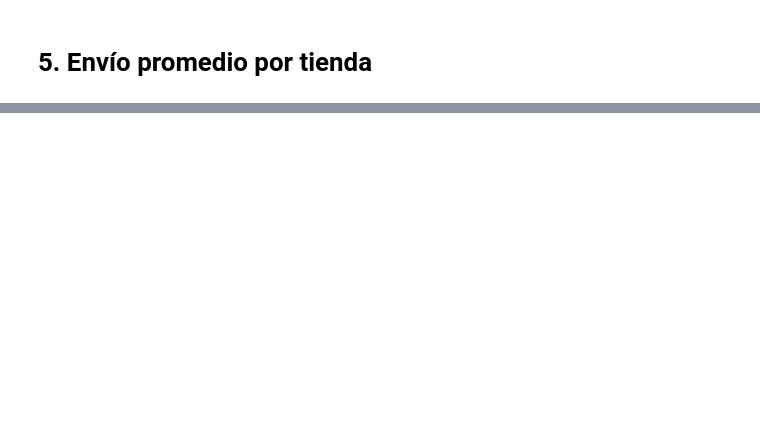
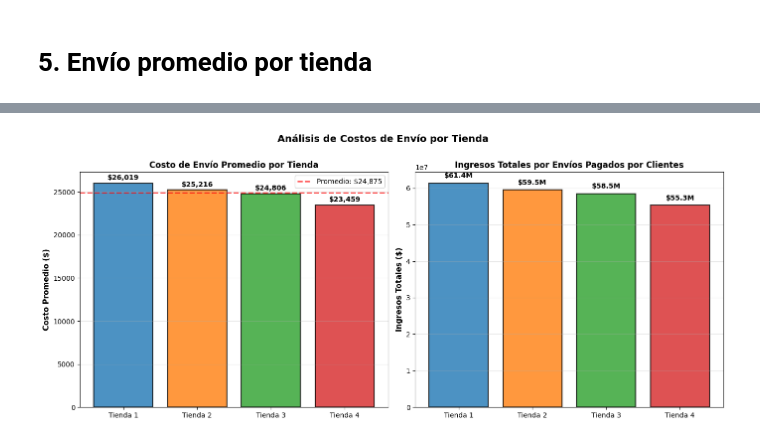
Before and after one commit to juandirodrib12/challenge1-data-science-latam, a Jupyter notebook: AluraStoreLatam.ipynb, the cells around one changed output, grey strips where cells are left out. Saved outputs shown, nothing was run; the diff lists cells and outputs as text; code cells hidden in the pictures; blank space fills up the shorter version.

```diff
--- a/AluraStoreLatam.ipynb
+++ b/AluraStoreLatam.ipynb
@@ -210,0 +488,75 @@ Tienda 4: Muebles (480 ventas)
+# %%
+# Crear DataFrames para visualización
+datos_envio = {
+    'Tienda': ['Tienda 1', 'Tienda 2', 'Tienda 3', 'Tienda 4'],
+    'Costo Promedio': [costo_envio_tienda1, costo_envio_tienda2, costo_envio_tienda3, costo_envio_tienda4],
+    'Total Ingresos Envío': [total_envios_t1, total_envios_t2, total_envios_t3, total_envios_t4],
+    'Cantidad Transacciones': [len(tienda), len(tienda2), len(tienda3), len(tienda4)]
+}
+
+df_envio = pd.DataFrame(datos_envio)
+
+print("\n" + "="*80)
+print("Resumen de Costos de Envío por Tienda")
+print("="*80)
+print(df_envio.to_string(index=False))
+print("="*80)
+
+# Visualización - Gráfico comparativo
+fig, (ax1, ax2) = plt.subplots(1, 2, figsize=(14, 6))
+fig.suptitle('Análisis de Costos de Envío por Tienda', fontsize=14, fontweight='bold')
+
+# Gráfico 1: Costo promedio de envío
+tiendas = df_envio['Tienda']
+costos_promedio = df_envio['Costo Promedio']
+colores1 = ['#1f77b4', '#ff7f0e', '#2ca02c', '#d62728']
+
+barras1 = ax1.bar(tiendas, costos_promedio, color=colores1, edgecolor='black', linewidth=1.5, alpha=0.8)
+ax1.set_ylabel('Costo Promedio ($)', fontsize=11, fontweight='bold')
+ax1.set_title('Costo de Envío Promedio por Tienda', fontsize=12, fontweight='bold')
+ax1.grid(axis='y', alpha=0.3)
+
+# Valores en las barras
+for barra, valor in zip(barras1, costos_promedio):
+    altura = barra.get_height()
+    ax1.text(barra.get_x() + barra.get_width()/2., altura + 200,
+            f'${valor:,.0f}',
+            ha='center', va='bottom', fontweight='bold', fontsize=10)
+
+# Línea de promedio general
+promedio_general = costos_promedio.mean()
+ax1.axhline(y=promedio_general, color='red', linestyle='--', linewidth=2, label=f'Promedio: ${promedio_general:,.0f}', alpha=0.7)
+ax1.legend(fontsize=10)
+
+# Gráfico 2: Ingresos totales por envío
+ingresos_envio = df_envio['Total Ingresos Envío']
+barras2 = ax2.bar(tiendas, ingresos_envio, color=colores1, edgecolor='black', linewidth=1.5, alpha=0.8)
+ax2.set_ylabel('Ingresos Totales ($)', fontsize=11, fontweight='bold')
+ax2.set_title('Ingresos Totales por Envíos Pagados por Clientes', fontsize=12, fontweight='bold')
+ax2.grid(axis='y', alpha=0.3)
+
+# Valores en las barras
+for barra, valor in zip(barras2, ingresos_envio):
+    altura = barra.get_height()
+    ax2.text(barra.get_x() + barra.get_width()/2., altura + 1000000,
+            f'${valor/1000000:.1f}M',
+            ha='center', va='bottom', fontweight='bold', fontsize=10)
+
+plt.tight_layout()
+plt.show()
+
+# Análisis adicional
+print("\n" + "="*80)
+print("ANÁLISIS Y RECOMENDACIONES")
+print("="*80)
+tienda_mas_alto = df_envio.loc[df_envio['Costo Promedio'].idxmax()]
+tienda_mas_bajo = df_envio.loc[df_envio['Costo Promedio'].idxmin()]
+
+print(f"\nCosto de envío MÁS ALTO: {tienda_mas_alto['Tienda']} (${tienda_mas_alto['Costo Promedio']:,.2f})")
+print(f"Costo de envío MÁS BAJO: {tienda_mas_bajo['Tienda']} (${tienda_mas_bajo['Costo Promedio']:,.2f})")
+print(f"Diferencia: ${tienda_mas_alto['Costo Promedio'] - tienda_mas_bajo['Costo Promedio']:,.2f}")
+
+print(f"\nTienda con mayores ingresos por envío: {df_envio.loc[df_envio['Total Ingresos Envío'].idxmax()]['Tienda']}")
+print(f"  Monto: ${df_envio['Total Ingresos Envío'].max():,.2f}")
+print("="*80)
+# %% [output]
@@ -210,0 +572 @@ Tienda 4: Muebles (480 ventas)
+[figure, added]
```
Also changed, not shown: parts of 6 cells of this notebook.
